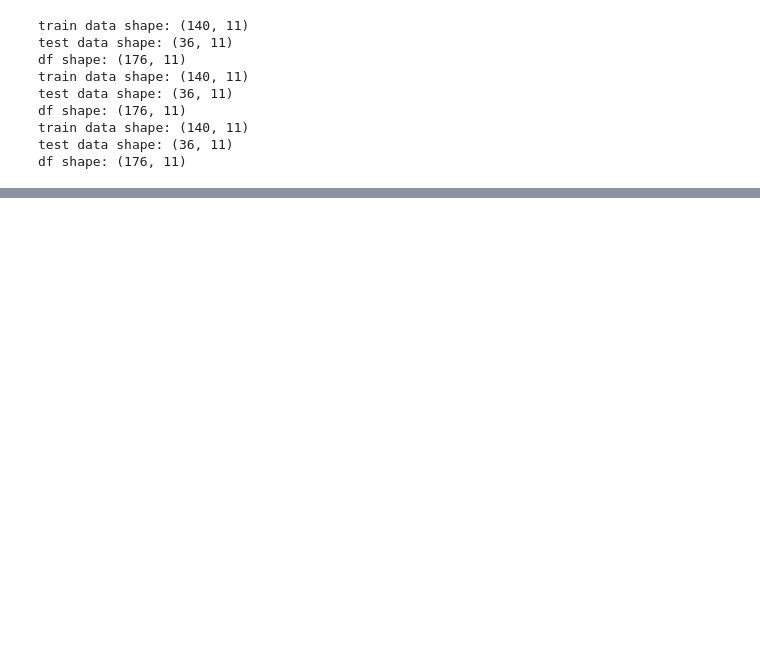
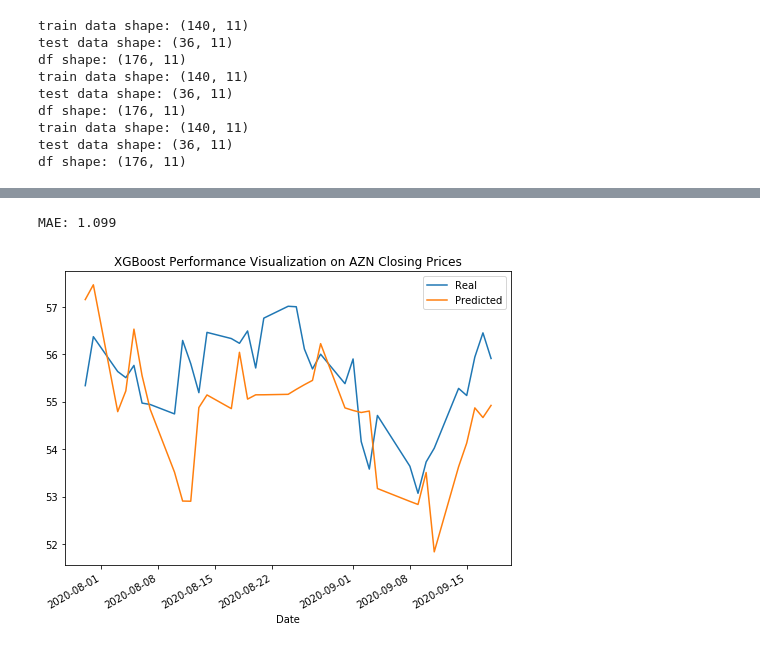
Before and after one commit to ShuranXu/Analysis-of-Trump-Tweets-Impact-To-Pharmaceutical-Stocks, a Jupyter notebook: XGBoost_Closing_Prices_Shuran.ipynb, the cells around one changed output, grey strips where cells are left out. Saved outputs shown, nothing was run; the diff lists cells and outputs as text; code cells hidden in the pictures; blank space fills up the shorter version.

```diff
--- a/XGBoost_Closing_Prices_Shuran.ipynb
+++ b/XGBoost_Closing_Prices_Shuran.ipynb
@@ -350,0 +321,7 @@ MAE: 1.099
+# %%
+# Perform XGBoost forcecasting on AZN Closing prices
+azn_y_pred = xgboost_forecast(azn_X_train, azn_y_train, azn_X_test)
+eval_perf(azn_d_df, azn_y_pred, azn_y_test, "AZN Closing Prices")
+# %% [output]
+MAE: 1.099
+[figure, added]
```
Also changed, not shown: parts of 9 cells of this notebook.
